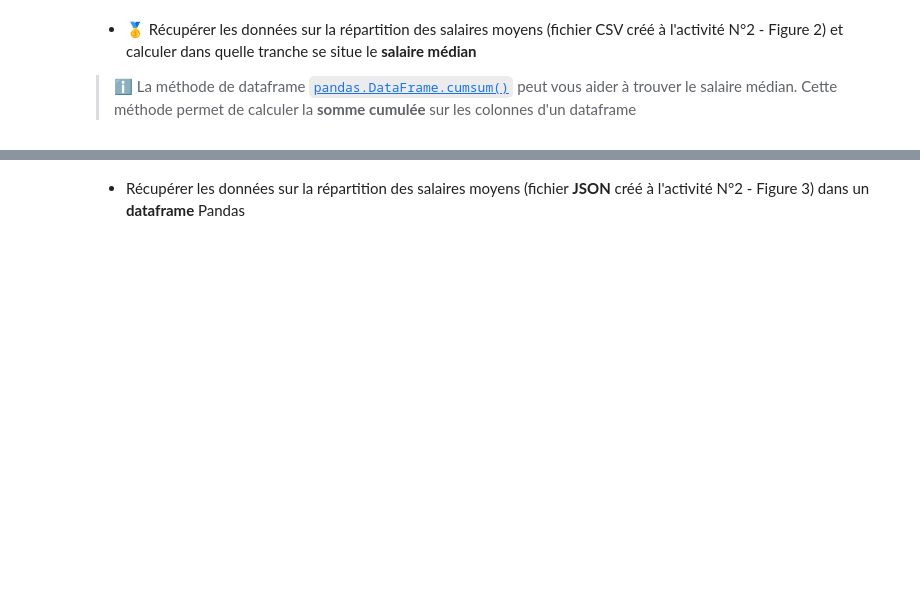
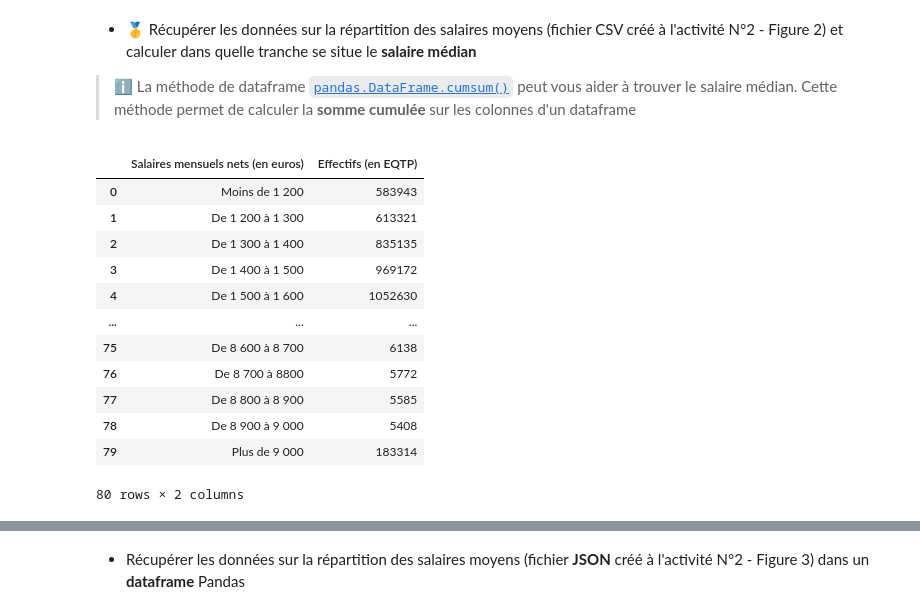
Before and after one commit to Pierre-Loic/Formation-DA-GEM-2022, a Jupyter notebook: Semaine_2_05-12_08-12/Activité_3_mathématiques_pour_analyse_de_données-corrigé.ipynb, the cells around one changed output, grey strips where cells are left out. Saved outputs shown, nothing was run; the diff lists cells and outputs as text; code cells hidden in the pictures; blank space fills up the shorter version.

```diff
--- a/Semaine_2_05-12_08-12/Activité_3_mathématiques_pour_analyse_de_données-corrigé.ipynb
+++ b/Semaine_2_05-12_08-12/Activité_3_mathématiques_pour_analyse_de_données-corrigé.ipynb
@@ -56,0 +58,17 @@ ___
+# %%
+df = pd.read_csv("figure_2.csv")
+df
+# %% [output]
+|  | Salaires mensuels nets (en euros) | Effectifs (en EQTP) |
+| 0 | Moins de 1 200 | 583943 |
+| 1 | De 1 200 à 1 300 | 613321 |
+| 2 | De 1 300 à 1 400 | 835135 |
+| 3 | De 1 400 à 1 500 | 969172 |
+| 4 | De 1 500 à 1 600 | 1052630 |
+| ... | ... | ... |
+| 75 | De 8 600 à 8 700 | 6138 |
+| 76 | De 8 700 à 8800 | 5772 |
+| 77 | De 8 800 à 8 900 | 5585 |
+| 78 | De 8 900 à 9 000 | 5408 |
+| 79 | Plus de 9 000 | 183314 |
+80 rows × 2 columns
```
Also changed, not shown: parts of 17 cells of this notebook, 5 other files.
